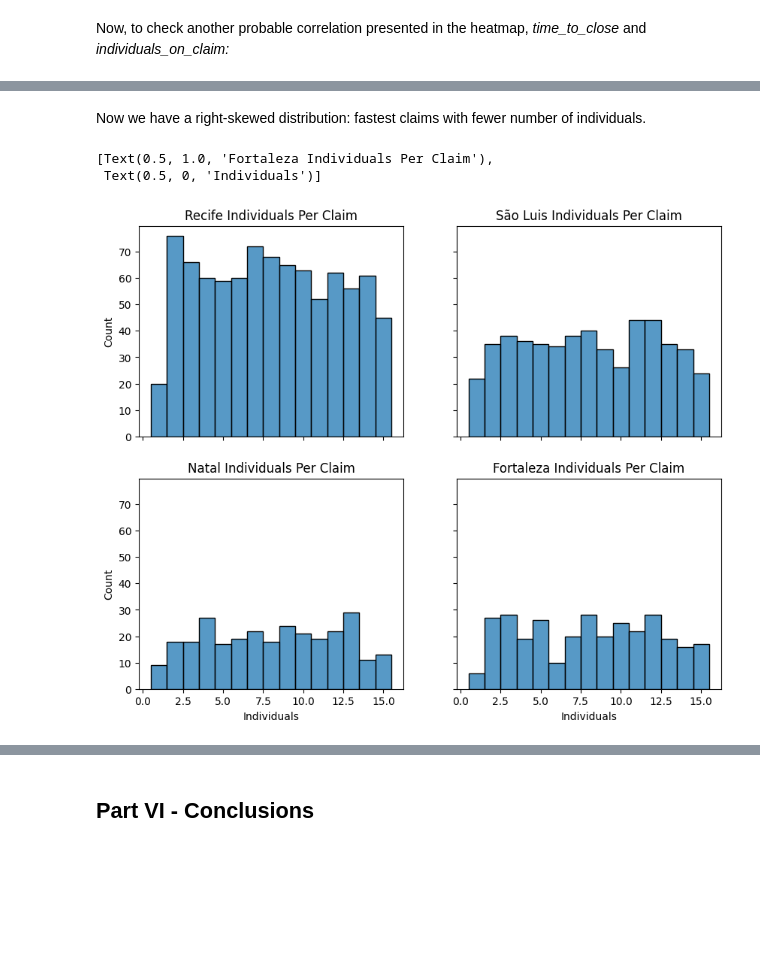
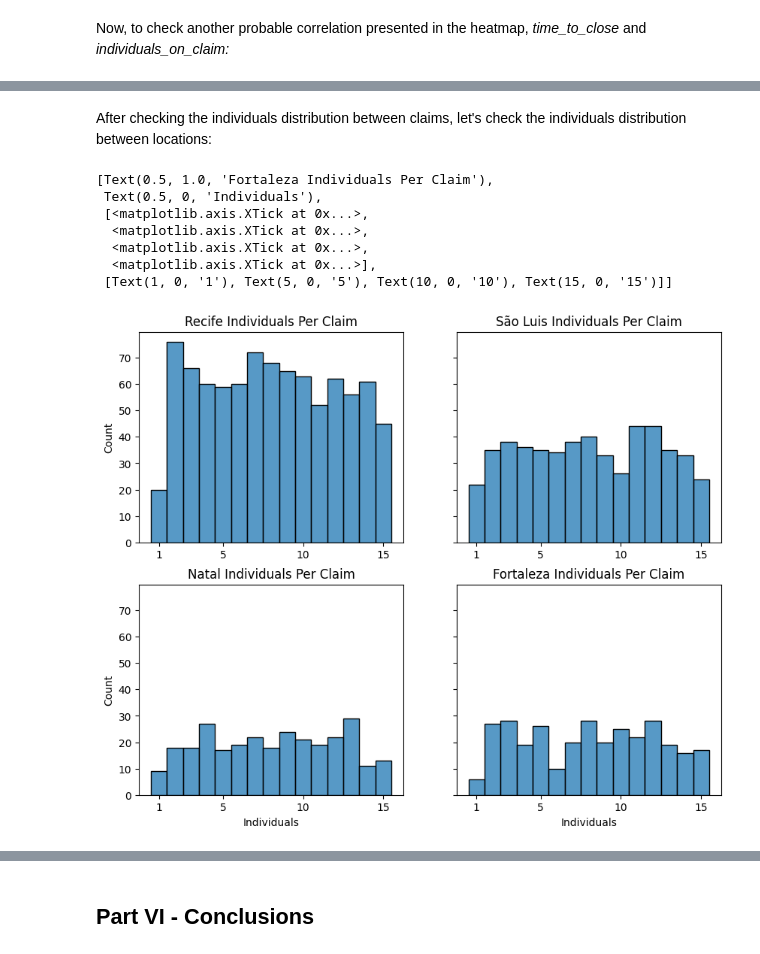
Before and after one commit to matheusaraujotrd/Dados-PRF, a Jupyter notebook: Case-Study-1-Food-Claims/notebook.ipynb, the cells around one changed output, grey strips where cells are left out. Cells and saved outputs as stored; diff of their text form; code cells hidden in the pictures; blank space fills up the shorter version.

```diff
--- a/Case-Study-1-Food-Claims/notebook.ipynb
+++ b/Case-Study-1-Food-Claims/notebook.ipynb
@@ -344,13 +344,18 @@ sns.histplot(data=fastests_claims, x="individuals_on_claim", discrete=True)
-# %% [markdown]
-Now we have a right-skewed distribution: fastest claims with fewer number of individuals.
+# %% [markdown]
+After checking the individuals distribution between claims, let's check the individuals distribution between locations:
 # %%
 #@title
-fig, ax = plt.subplots(2, 2, figsize=(10, 8), sharey = True, sharex = True)
-sns.histplot(ax = ax[0, 0], data=food_claims_cleaned[food_claims_cleaned["location"] == "RECIFE"], x="individuals_on_claim", discrete=True).set(title="Recife Individuals Per Claim", ylabel="Count")
-sns.histplot(ax = ax[0, 1], data=food_claims_cleaned[food_claims_cleaned["location"] == "SAO LUIS"], x="individuals_on_claim", discrete=True).set(title="São Luis Individuals Per Claim")
-sns.histplot(ax = ax[1, 0], data=food_claims_cleaned[food_claims_cleaned["location"] == "NATAL"], x="individuals_on_claim", discrete=True).set(title="Natal Individuals Per Claim", xlabel="Individuals")
-sns.histplot(ax = ax[1, 1], data=food_claims_cleaned[food_claims_cleaned["location"] == "FORTALEZA"], x="individuals_on_claim", discrete=True).set(title="Fortaleza Individuals Per Claim", xlabel="Individuals")
+fig, ax = plt.subplots(2, 2, figsize=(10, 8), sharey = True)
+sns.histplot(ax = ax[0, 0], data=food_claims_cleaned[food_claims_cleaned["location"] == "RECIFE"], x="individuals_on_claim", discrete=True).set(title="Recife Individuals Per Claim", ylabel="Count", xticks=([1, 5,10,15]), xticklabels=(["1", "5", "10", "15"]), xlabel="")
+sns.histplot(ax = ax[0, 1], data=food_claims_cleaned[food_claims_cleaned["location"] == "SAO LUIS"], x="individuals_on_claim", discrete=True).set(title="São Luis Individuals Per Claim", xticks=([1, 5,10,15]), xticklabels=(["1", "5", "10", "15"]), xlabel="")
+sns.histplot(ax = ax[1, 0], data=food_claims_cleaned[food_claims_cleaned["location"] == "NATAL"], x="individuals_on_claim", discrete=True).set(title="Natal Individuals Per Claim", xlabel="Individuals", xticks=([1, 5,10,15]), xticklabels=(["1", "5", "10", "15"]))
+sns.histplot(ax = ax[1, 1], data=food_claims_cleaned[food_claims_cleaned["location"] == "FORTALEZA"], x="individuals_on_claim", discrete=True).set(title="Fortaleza Individuals Per Claim", xlabel="Individuals", xticks=([1, 5,10,15]), xticklabels=(["1", "5", "10", "15"]))
 # %% [output]
 [Text(0.5, 1.0, 'Fortaleza Individuals Per Claim'),
- Text(0.5, 0, 'Individuals')]
+ Text(0.5, 0, 'Individuals'),
+ [<matplotlib.axis.XTick at 0x...>,
+  <matplotlib.axis.XTick at 0x...>,
+  <matplotlib.axis.XTick at 0x...>,
+  <matplotlib.axis.XTick at 0x...>],
+ [Text(1, 0, '1'), Text(5, 0, '5'), Text(10, 0, '10'), Text(15, 0, '15')]]
-[figure, old version]
+[figure, new version]
```
Also changed, not shown: parts of 18 cells of this notebook.
